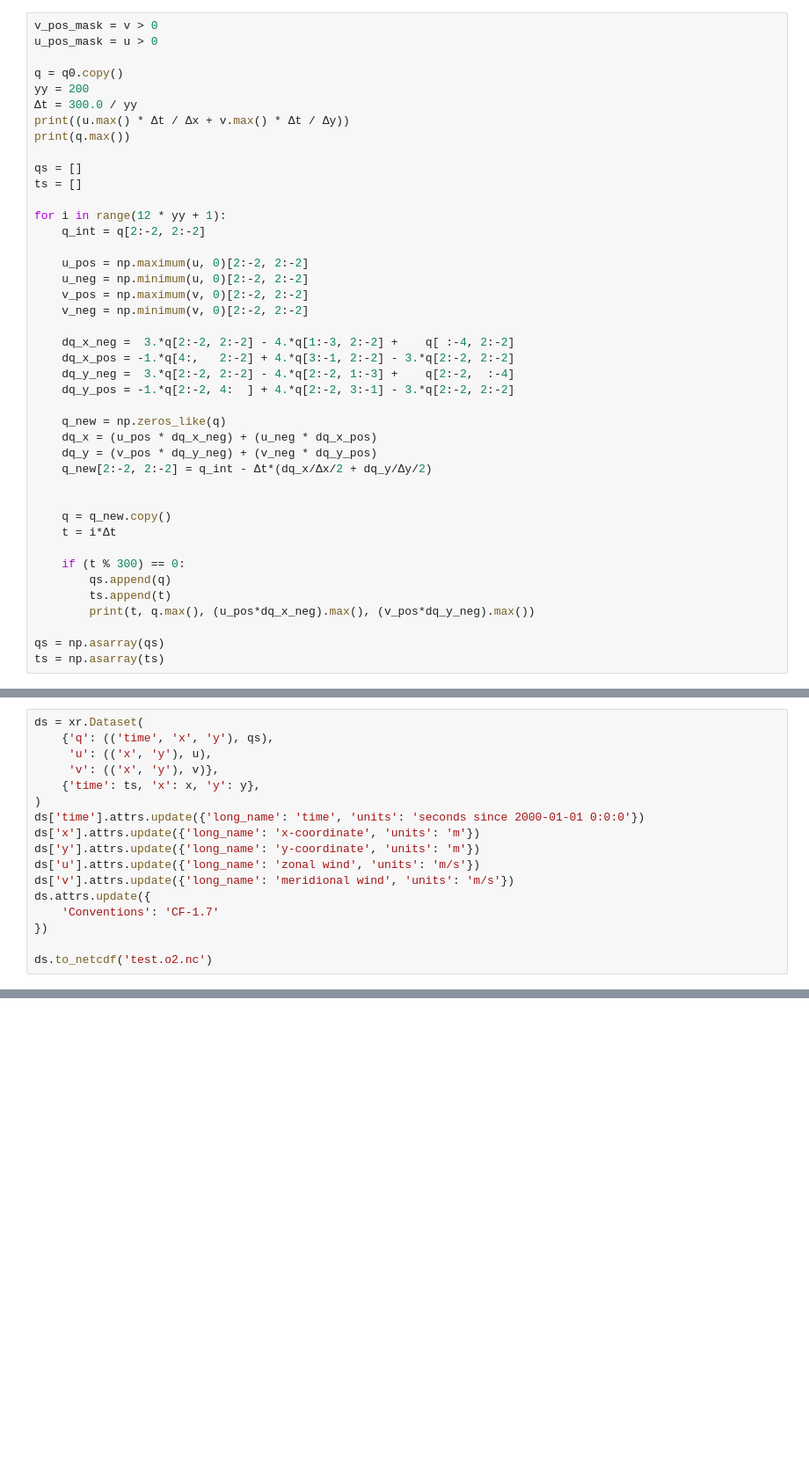
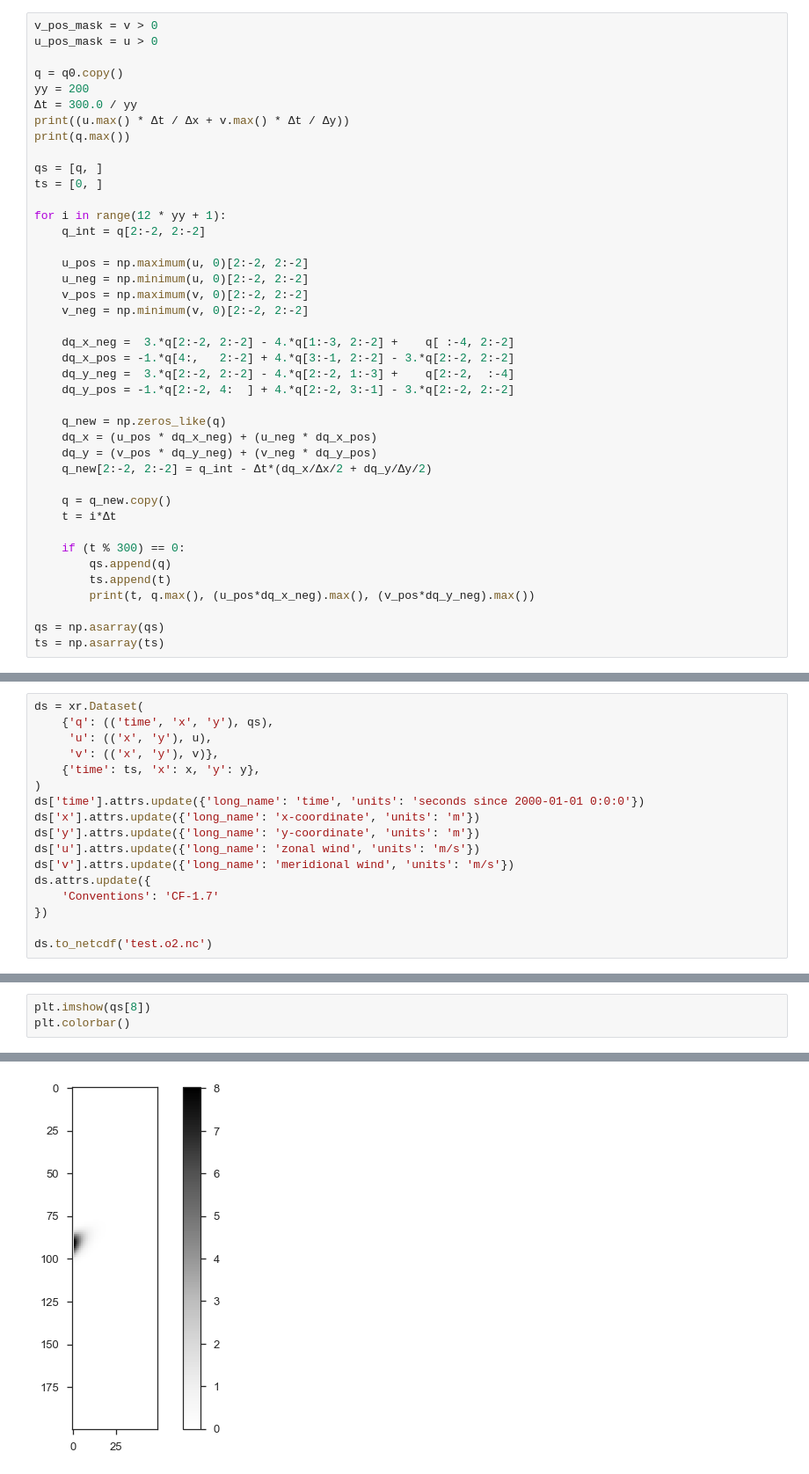
Before and after one commit to darothen-cc/nowcasting, a Jupyter notebook: advection_testing.ipynb, the cells around one changed output, grey strips where cells are left out. Shown at 88% size. Cells and saved outputs as stored; diff of their text form; blank space fills up the shorter version.

```diff
--- a/advection_testing.ipynb
+++ b/advection_testing.ipynb
@@ -637,8 +770,8 @@ yy = 200
 print((u.max() * Δt / Δx + v.max() * Δt / Δy))
 print(q.max())
 
-qs = []
-ts = []
+qs = [q, ]
+ts = [0, ]
 
 for i in range(12 * yy + 1):
     q_int = q[2:-2, 2:-2]
@@ -658,7 +791,6 @@ for i in range(12 * yy + 1):
     dq_y = (v_pos * dq_y_neg) + (v_neg * dq_y_pos)
     q_new[2:-2, 2:-2] = q_int - Δt*(dq_x/Δx/2 + dq_y/Δy/2)
 
-
     q = q_new.copy()
     t = i*Δt
 
@@ -704,0 +951,4 @@ ds.to_netcdf('test.o2.nc')
+# %%
+plt.imshow(qs[8])
+plt.colorbar()
+# %% [output]
@@ -704,0 +956 @@ ds.to_netcdf('test.o2.nc')
+[figure, added]
```
Also changed, not shown: parts of 19 cells of this notebook.
